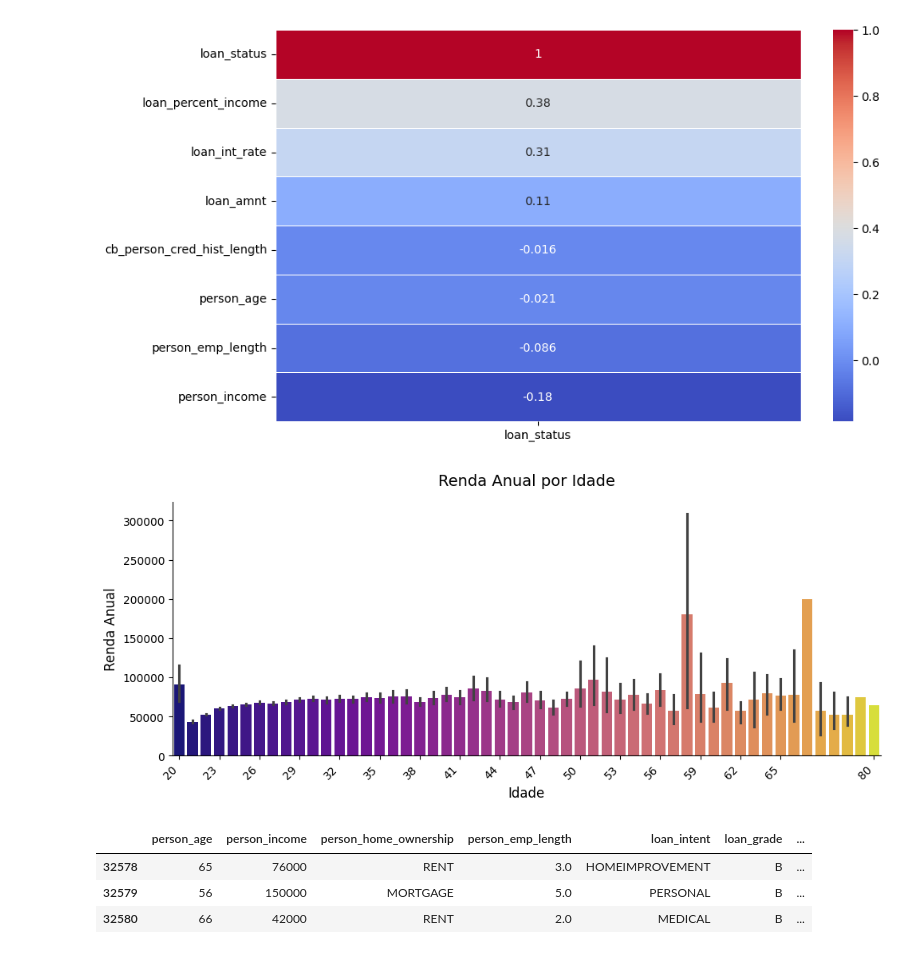
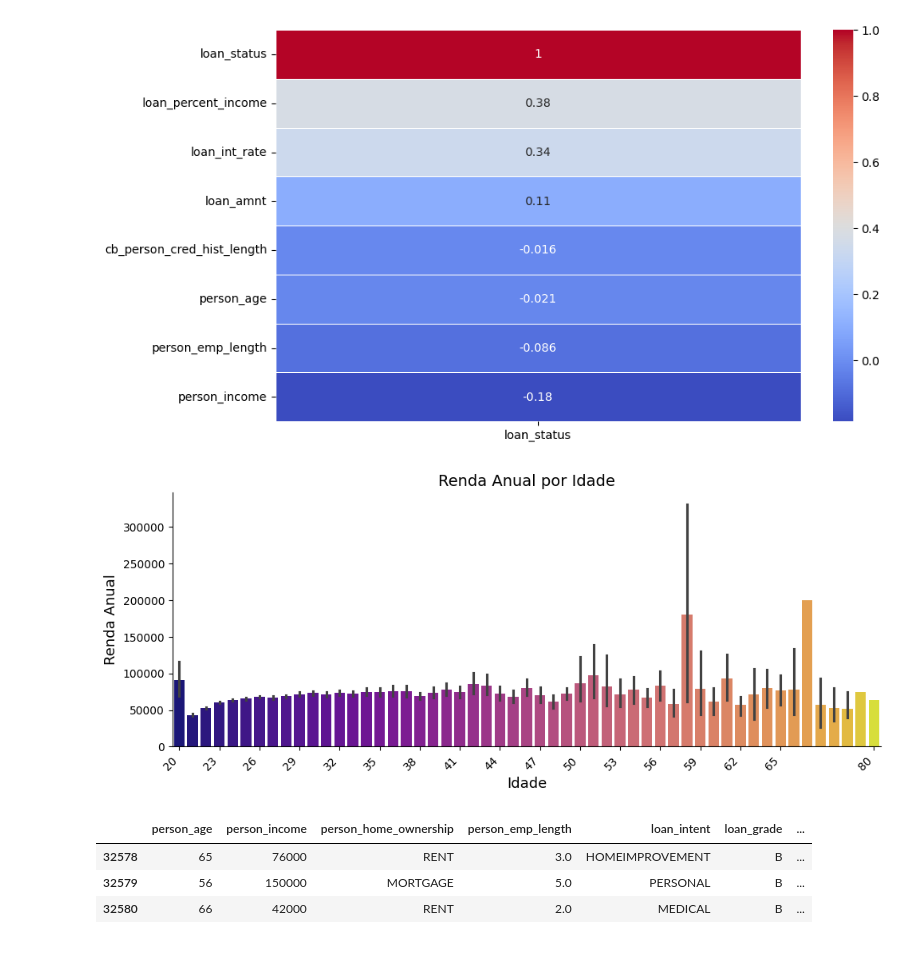
Before and after one commit to Erickm91/risco_de_credito, a Jupyter notebook: Credit_Risk.ipynb, the cells around one changed output. Saved outputs shown, nothing was run; the diff lists cells and outputs as text; code cells hidden in the pictures.

```diff
--- a/Credit_Risk.ipynb
+++ b/Credit_Risk.ipynb
@@ -115,7 +108,3 @@ print(f"Média: {df['person_emp_length'].median()}, "
       f"Moda: {df['person_emp_length'].mode()[0]}")
 # %% [output]
 Média: 4.0, Máximo: 123.0, Mínimo: 0.0, Moda: 0.0
-# %%
-# Preenche valores ausentes da coluna 'person_emp_length'
-# utilizando a mediana, reduzindo impacto de outliers
-df['person_emp_length'] = df['person_emp_length'].fillna(df['person_emp_length'].median())
@@ -142,7 +115,3 @@ print(f"Média: {df['loan_int_rate'].median()}, "
       f"Moda: {df['loan_int_rate'].mode()[0]}")
 # %% [output]
 Média: 10.99, Máximo: 23.22, Mínimo: 5.42, Moda: 7.51
-# %%
-# Preenche valores ausentes da taxa de juros com a moda,
-# utilizando o valor mais frequente da coluna
-df['loan_int_rate'] = df['loan_int_rate'].fillna(df['loan_int_rate'].mode()[0])
@@ -281,11 +228,11 @@ plt.show()
 <Figure size 1600x900 with 0 Axes>
 # %%
 # Tratando alguns outliers
-df = df[(df['person_age'] <=80)]
+df = df[(df['person_age'] <= 80)]
 
 df = df[(df['person_income'] <= 1000000)]
 
-df = df[(df['person_emp_length'] <= 38.0)]
+df = df[df['person_emp_length'].isna() | (df['person_emp_length'] <= 38.0)]
 # %%
 len(df)
 # %% [output]
@@ -314,37 +261,37 @@ df_sorted = df.sort_values('person_age')
 sns.barplot(
     data=df_sorted,
     x='person_age',
     y='person_income',
     hue='person_age',
     palette='plasma',
     legend=False
 )
 
 
 idades_unicas = sorted(df['person_age'].unique())
 
 
 posicoes = []
 labels = []
 
 for i, idade in enumerate(idades_unicas):
 
     if idade >= 20 and (idade - 20) % 3 == 0:
         posicoes.append(i)
         labels.append(idade)
 
 plt.xticks(ticks=posicoes, labels=labels, rotation=45, ha='right')
 
 sns.despine(top=True, right=True)
 plt.tight_layout()
 
-plt.title('Renda Anual por Idade', fontsize=14, pad=15)
-plt.xlabel('Idade', fontsize=12)
-plt.ylabel('Renda Anual', fontsize=12)
+plt.title('Renda Anual por Idade', fontsize=14)
+plt.xlabel('Idade', fontsize=13)
+plt.ylabel('Renda Anual', fontsize=13)
 
 plt.show()
 # %% [output]
-[figure, old version]
+[figure, new version]
 # %%
 df.tail(3)
 # %% [output]
```
Also changed, not shown: parts of 24 cells of this notebook.
